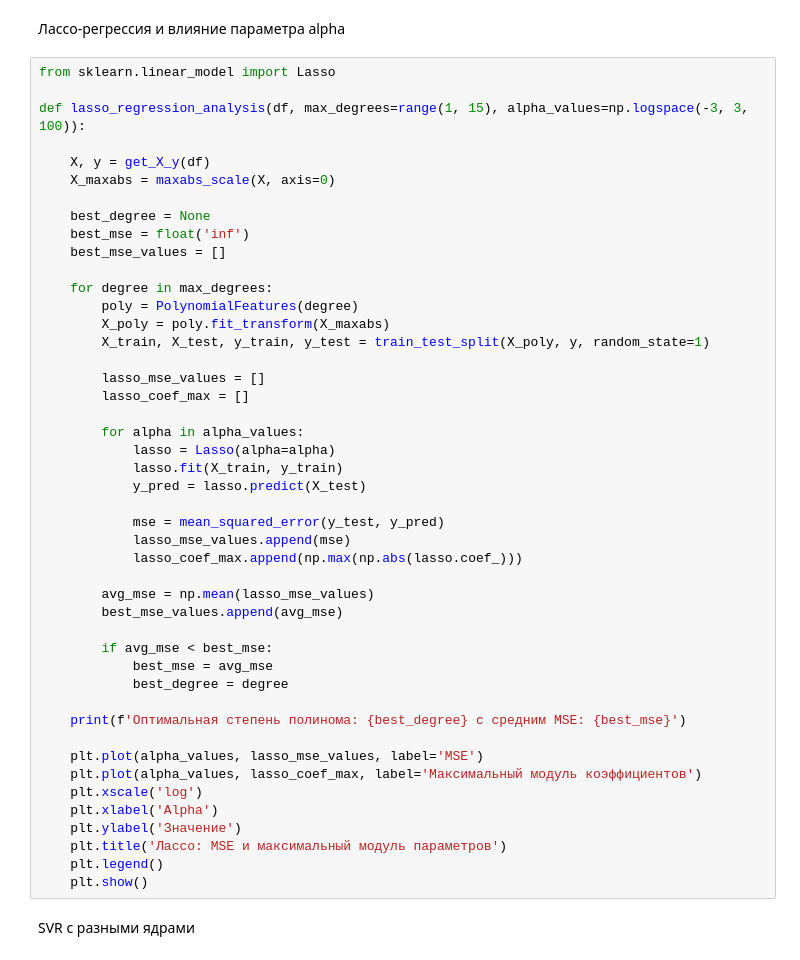
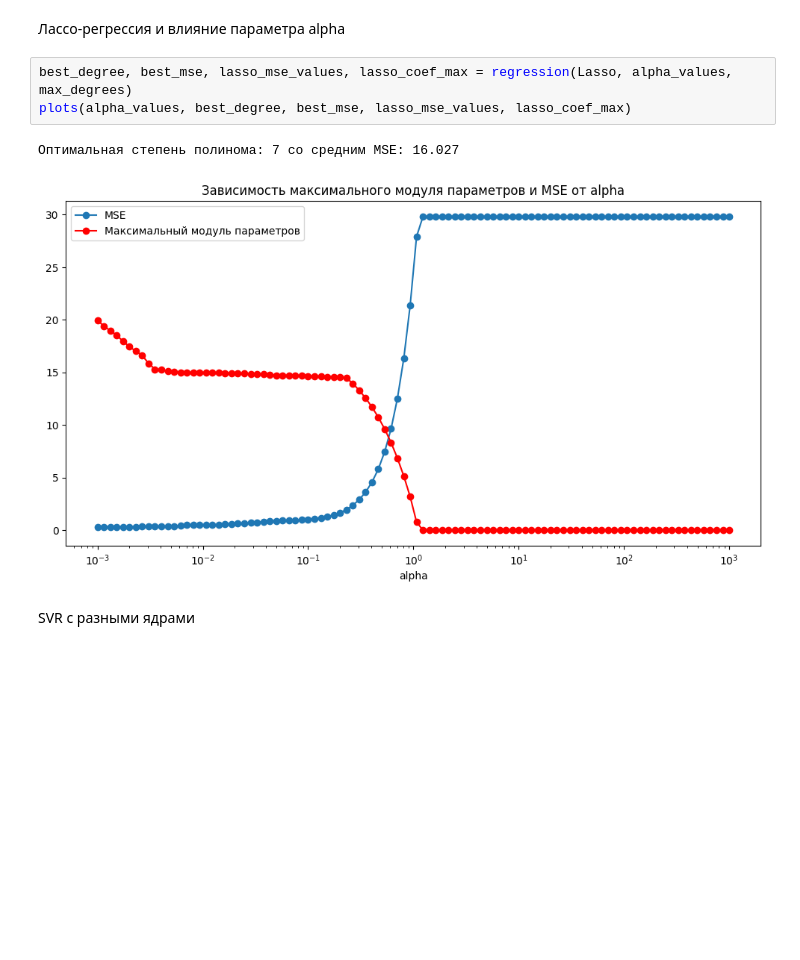
Before and after one commit to cursedbleidd/ML_Homework, a Jupyter notebook: AIM_practice_5.ipynb, the cells around one changed output. Drawn from its saved outputs; the diff is of its cells as text; blank space fills up the shorter version.

```diff
--- a/AIM_practice_5.ipynb
+++ b/AIM_practice_5.ipynb
@@ -183,50 +166,10 @@ def ridge_regression_analysis(df, max_degrees=range(1, 15), alpha_values=np.logs
 # %% [markdown]
 Лассо-регрессия и влияние параметра alpha
-# %%
-from sklearn.linear_model import Lasso
-
-def lasso_regression_analysis(df, max_degrees=range(1, 15), alpha_values=np.logspace(-3, 3, 100)):
-
-    X, y = get_X_y(df)
-    X_maxabs = maxabs_scale(X, axis=0)
-
-    best_degree = None
-    best_mse = float('inf')
-    best_mse_values = []
-
-    for degree in max_degrees:
-        poly = PolynomialFeatures(degree)
-        X_poly = poly.fit_transform(X_maxabs)
-        X_train, X_test, y_train, y_test = train_test_split(X_poly, y, random_state=1)
-
-        lasso_mse_values = []
-        lasso_coef_max = []
-
-        for alpha in alpha_values:
-            lasso = Lasso(alpha=alpha)
-            lasso.fit(X_train, y_train)
-            y_pred = lasso.predict(X_test)
-
-            mse = mean_squared_error(y_test, y_pred)
-            lasso_mse_values.append(mse)
-            lasso_coef_max.append(np.max(np.abs(lasso.coef_)))
-
-        avg_mse = np.mean(lasso_mse_values)
-        best_mse_values.append(avg_mse)
-
-        if avg_mse < best_mse:
-            best_mse = avg_mse
-            best_degree = degree
-
-    print(f'Оптимальная степень полинома: {best_degree} с средним MSE: {best_mse}')
-
-    plt.plot(alpha_values, lasso_mse_values, label='MSE')
-    plt.plot(alpha_values, lasso_coef_max, label='Максимальный модуль коэффициентов')
-    plt.xscale('log')
-    plt.xlabel('Alpha')
-    plt.ylabel('Значение')
-    plt.title('Лассо: MSE и максимальный модуль параметров')
-    plt.legend()
-    plt.show()
+# %%
+best_degree, best_mse, lasso_mse_values, lasso_coef_max = regression(Lasso, alpha_values, max_degrees)
+plots(alpha_values, best_degree, best_mse, lasso_mse_values, lasso_coef_max)
+# %% [output]
+Оптимальная степень полинома: 7 со средним MSE: 16.027
+[figure, added]
 # %% [markdown]
 SVR с разными ядрами
```
Also changed, not shown: parts of 31 cells of this notebook.
